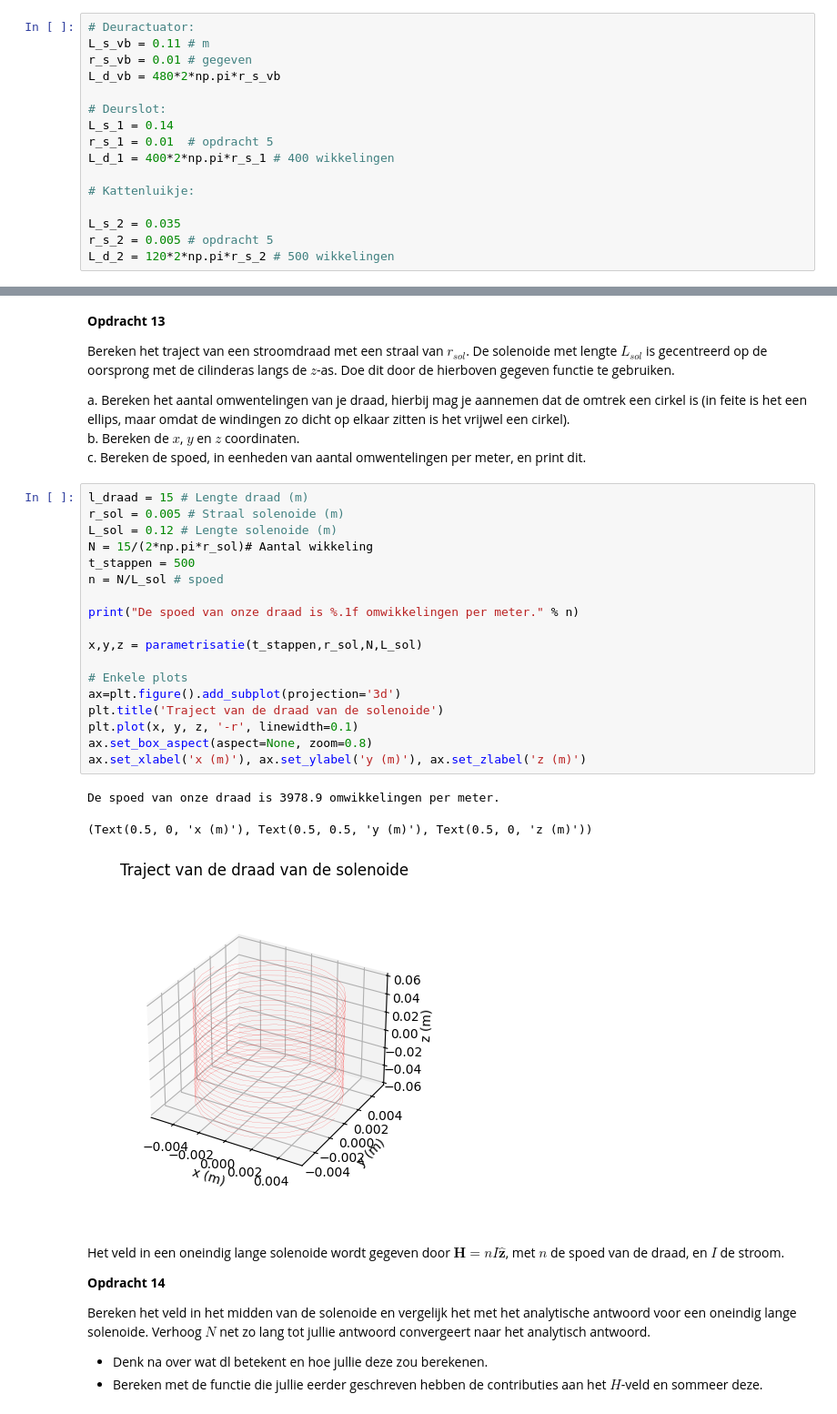
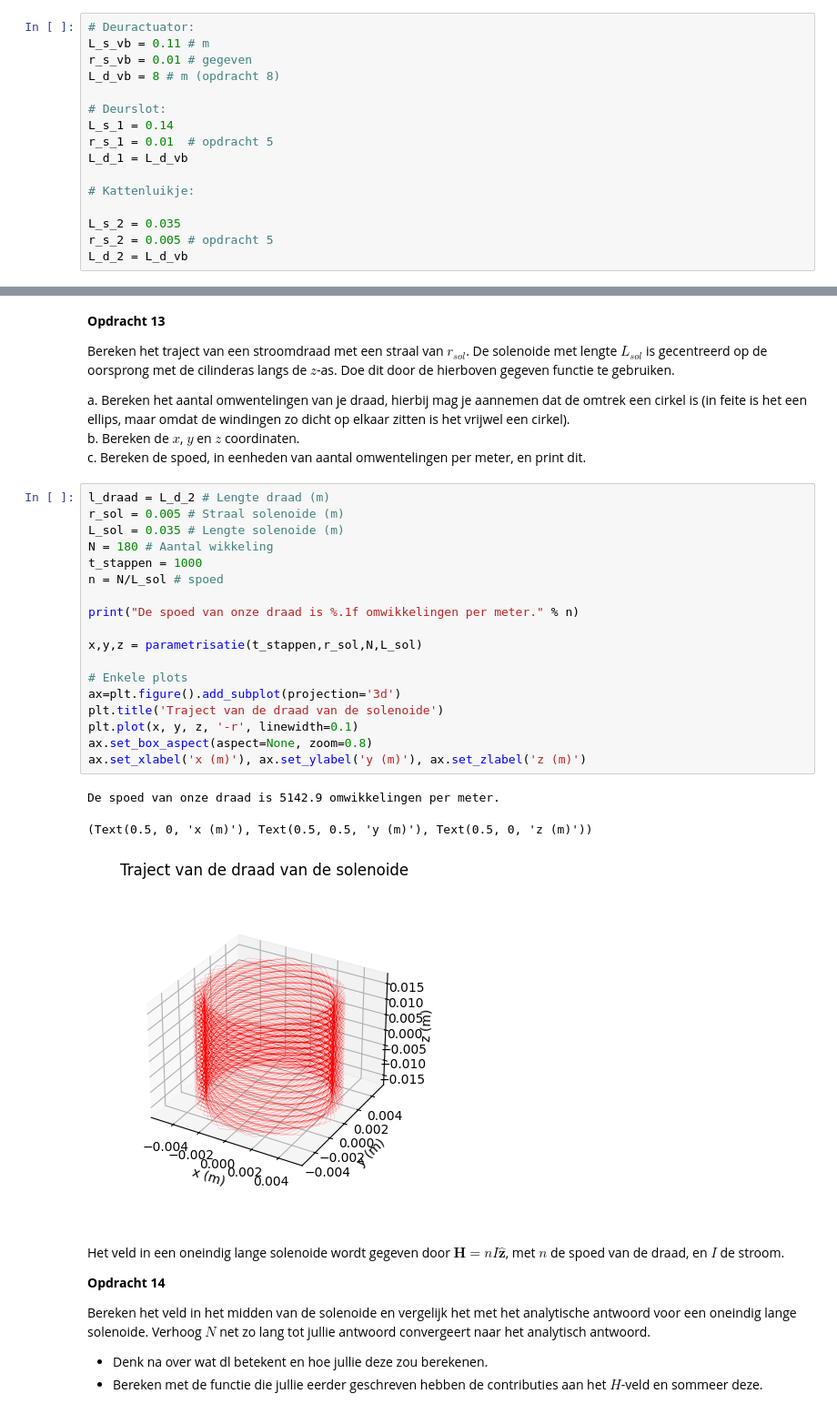
Before and after one commit to Xander1611/opdrachten-DEF-D-AB, a Jupyter notebook: 2KrachtactuatorOpdracht/2KrachtactuatorOpdracht/KrachtactuatorOpdracht.ipynb, the cells around one changed output, grey strips where cells are left out. Shown at 91% size. Saved outputs shown, nothing was run; the diff lists cells and outputs as text.

```diff
--- a/2KrachtactuatorOpdracht/2KrachtactuatorOpdracht/KrachtactuatorOpdracht.ipynb
+++ b/2KrachtactuatorOpdracht/2KrachtactuatorOpdracht/KrachtactuatorOpdracht.ipynb
@@ -299,18 +301,18 @@ Maak voor elke actuator een keuze voor de lengte van de spoel, de straal van de
 # Deuractuator:
 L_s_vb = 0.11 # m
 r_s_vb = 0.01 # gegeven
-L_d_vb = 480*2*np.pi*r_s_vb
+L_d_vb = 8 # m (opdracht 8)
 
 # Deurslot:
 L_s_1 = 0.14
 r_s_1 = 0.01  # opdracht 5
-L_d_1 = 400*2*np.pi*r_s_1 # 400 wikkelingen
+L_d_1 = L_d_vb
 
 # Kattenluikje:
 
 L_s_2 = 0.035
 r_s_2 = 0.005 # opdracht 5
-L_d_2 = 120*2*np.pi*r_s_2 # 500 wikkelingen
+L_d_2 = L_d_vb
 # %% [markdown]
 Bovenstaande analytische berekening is een goede start voor het ontwerp en geeft aan welke parameters je kan optimaliseren. Echter in een echte solenoide zullen er allerlei niet ideale effecten een rol spelen. Zo zal het veld in de solenoide niet constant zijn (het is geen oneindig lange solenoide) en zijn er randvelden aan de uiteinden van de solenoide. We zullen nu de kracht-afstand relatie van de solenoide krachtactuator uitrekenen. Deze kan dan verder geoptimaliseerd worden om de kracht-uitwijking relatie zo lineair mogelijk te maken.
 # %% [markdown]
@@ -461,27 +463,27 @@ a. Bereken het aantal omwentelingen van je draad, hierbij mag je aannemen dat de
 b. Bereken de $x$, $y$ en $z$ coordinaten.\
 c. Bereken de spoed, in eenheden van aantal omwentelingen per meter, en print dit.
 # %%
-l_draad = 15 # Lengte draad (m)
+l_draad = L_d_2 # Lengte draad (m)
 r_sol = 0.005 # Straal solenoide (m)
-L_sol = 0.12 # Lengte solenoide (m)
-N = 15/(2*np.pi*r_sol)# Aantal wikkeling
-t_stappen = 500
+L_sol = 0.035 # Lengte solenoide (m)
+N = 180 # Aantal wikkeling
+t_stappen = 1000
 n = N/L_sol # spoed
 
 print("De spoed van onze draad is %.1f omwikkelingen per meter." % n)
 
 x,y,z = parametrisatie(t_stappen,r_sol,N,L_sol)
 
 # Enkele plots
 ax=plt.figure().add_subplot(projection='3d')
 plt.title('Traject van de draad van de solenoide')
 plt.plot(x, y, z, '-r', linewidth=0.1)
 ax.set_box_aspect(aspect=None, zoom=0.8)
 ax.set_xlabel('x (m)'), ax.set_ylabel('y (m)'), ax.set_zlabel('z (m)')
 # %% [output]
-De spoed van onze draad is 3978.9 omwikkelingen per meter.
+De spoed van onze draad is 5142.9 omwikkelingen per meter.
 (Text(0.5, 0, 'x (m)'), Text(0.5, 0.5, 'y (m)'), Text(0.5, 0, 'z (m)'))
-[figure, old version]
+[figure, new version]
 # %% [markdown]
 Het veld in een oneindig lange solenoide wordt gegeven door $\mathbf{H} = n I \hat{\mathbf{z}}$, met $n$ de spoed van de draad, en $I$ de stroom.
 
```
Also changed, not shown: parts of 10 cells of this notebook.
